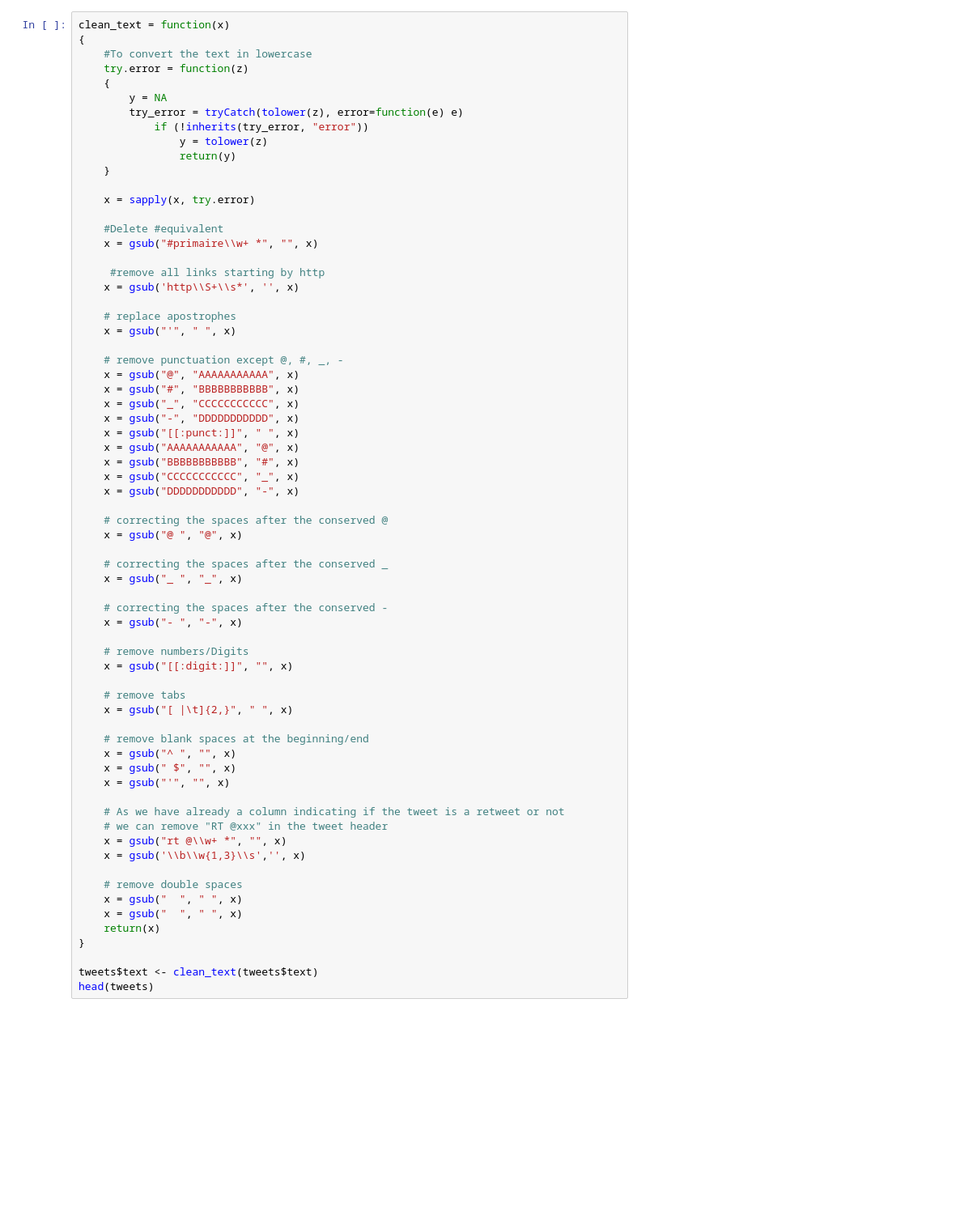
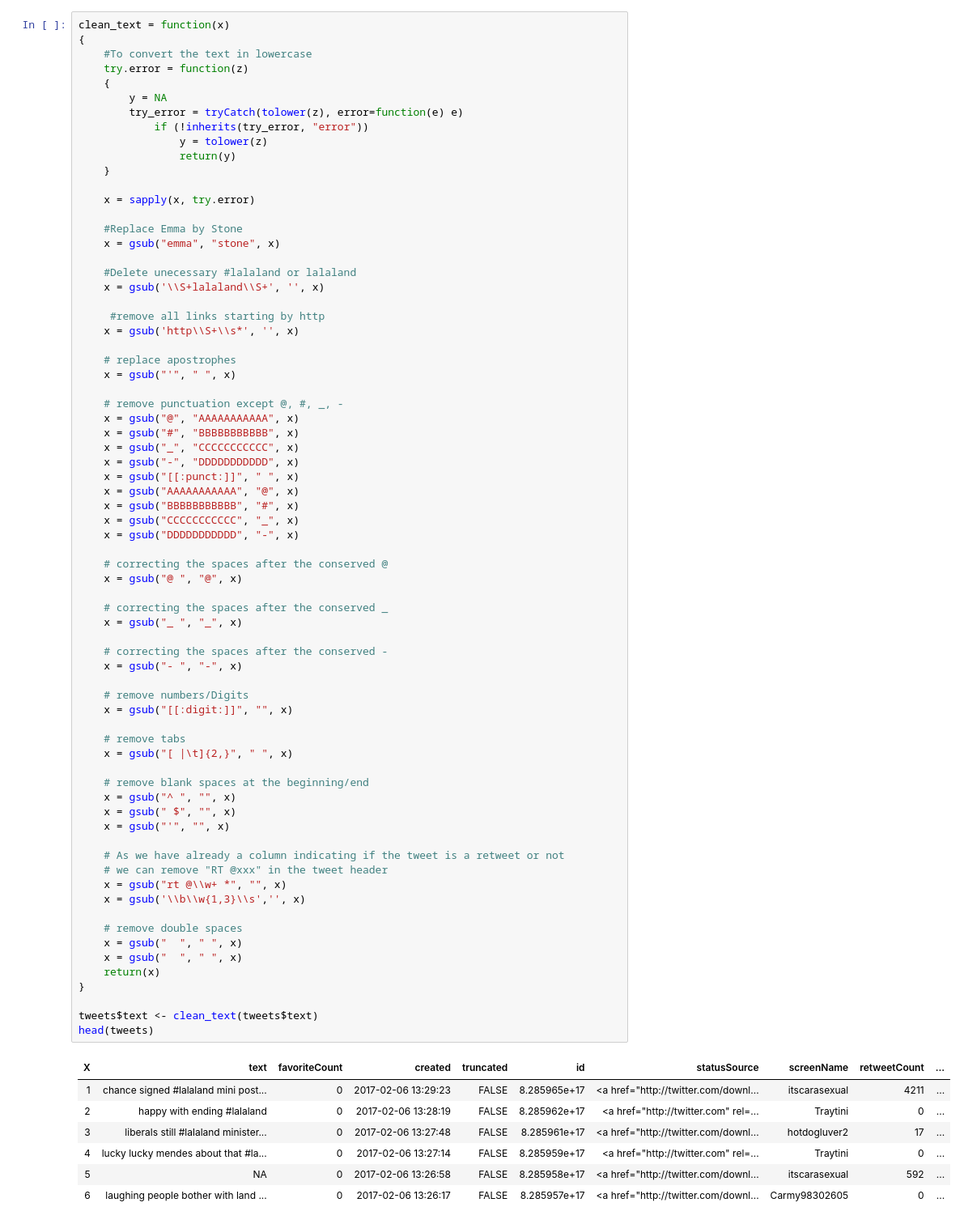
Before and after one commit to clementtr/twitter, a Jupyter notebook: Twitter_English_Analysis.ipynb, the cells around one changed output. Shown at 81% size. Cells and saved outputs as stored; diff of their text form; blank space fills up the shorter version.

```diff
--- a/Twitter_English_Analysis.ipynb
+++ b/Twitter_English_Analysis.ipynb
@@ -26,8 +28,11 @@ clean_text = function(x)
 
     x = sapply(x, try.error)
 
-    #Delete #equivalent
-    x = gsub("#primaire\\w+ *", "", x)
+    #Replace Emma by Stone
+    x = gsub("emma", "stone", x)
+
+    #Delete unecessary #lalaland or lalaland
+    x = gsub('\\S+lalaland\\S+', '', x)
 
      #remove all links starting by http
     x = gsub('http\\S+\\s*', '', x)
@@ -52,32 +57,40 @@ clean_text = function(x)
     # correcting the spaces after the conserved _
     x = gsub("_ ", "_", x)
 
     # correcting the spaces after the conserved -
     x = gsub("- ", "-", x)
 
     # remove numbers/Digits
     x = gsub("[[:digit:]]", "", x)
 
     # remove tabs
     x = gsub("[ |\t]{2,}", " ", x)
 
     # remove blank spaces at the beginning/end
     x = gsub("^ ", "", x)
     x = gsub(" $", "", x)
     x = gsub("'", "", x)
 
     # As we have already a column indicating if the tweet is a retweet or not
     # we can remove "RT @xxx" in the tweet header
     x = gsub("rt @\\w+ *", "", x)
     x = gsub('\\b\\w{1,3}\\s','', x)
 
     # remove double spaces
     x = gsub("  ", " ", x)
     x = gsub("  ", " ", x)
     return(x)
 }
 
 tweets$text <- clean_text(tweets$text)
 head(tweets)
+# %% [output]
+| X | text | favoriteCount | created | truncated | id | statusSource | screenName | retweetCount | ... |
+| 1 | chance signed #lalaland mini post... | 0 | 2017-02-06 13:29:23 | FALSE | 8.285965e+17 | <a href="http://twitter.com/downl... | itscarasexual | 4211 | ... |
+| 2 | happy with ending #lalaland | 0 | 2017-02-06 13:28:19 | FALSE | 8.285962e+17 | <a href="http://twitter.com" rel=... | Traytini | 0 | ... |
+| 3 | liberals still #lalaland minister... | 0 | 2017-02-06 13:27:48 | FALSE | 8.285961e+17 | <a href="http://twitter.com/downl... | hotdogluver2 | 17 | ... |
+| 4 | lucky lucky mendes about that #la... | 0 | 2017-02-06 13:27:14 | FALSE | 8.285959e+17 | <a href="http://twitter.com" rel=... | Traytini | 0 | ... |
+| 5 | NA | 0 | 2017-02-06 13:26:58 | FALSE | 8.285958e+17 | <a href="http://twitter.com/downl... | itscarasexual | 592 | ... |
+| 6 | laughing people bother with land ... | 0 | 2017-02-06 13:26:17 | FALSE | 8.285957e+17 | <a href="http://twitter.com/downl... | Carmy98302605 | 0 | ... |
 # %%
 sum(is.na(tweets$text))
```
Also changed, not shown: parts of 18 cells of this notebook.
